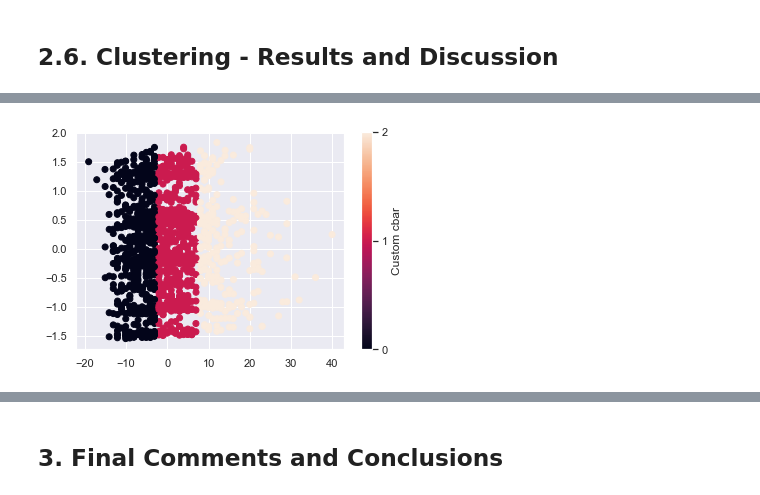
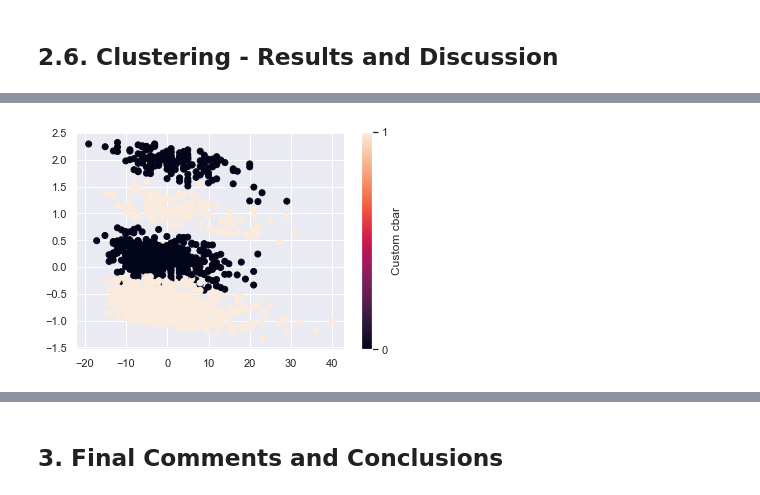
Before and after one commit to flaviacmr/Aprendizagem_Automatica, a Jupyter notebook: AA_201819_Project/AA_201819_Project/AA_201819_Project_FR2.ipynb, the cells around one changed output, grey strips where cells are left out. Cells and saved outputs as stored; diff of their text form; code cells hidden in the pictures.

```diff
--- a/AA_201819_Project/AA_201819_Project/AA_201819_Project_FR2.ipynb
+++ b/AA_201819_Project/AA_201819_Project/AA_201819_Project_FR2.ipynb
@@ -1003,5 +1140,5 @@ df_clusters_bin = pd.get_dummies(df_clusters ,prefix = col_clusters).astype(np.i
 # %%
-df_clust_f = pd.concat([df_clusters_bin,df_mh[['Age']]], axis=1)
+df_clust_f = pd.concat([df_clusters_bin2,df_mh[['Age','MH_Diagnosed_MedicalProf']]], axis=1)
 # %%
 df_clust_f.head()
 # %% [output]
@@ -1011,3 +1148,6 @@ df_clust_f.head()
 | 2 | 1 | 0 | 0 | 0 | 0 | ... |
 | 3 | 0 | 1 | 0 | 0 | 0 | ... |
 | 4 | 1 | 0 | 0 | 0 | 0 | ... |
+# %%
+X = df_clust_f[df_clust_f.columns.difference(['MH_Diagnosed_MedicalProf'])]
+Y = df_clust_f['MH_Diagnosed_MedicalProf']
@@ -1055,7 +1235,6 @@ Mas queremos um classificação binária de se tem doença ou não?
 # %%
+num_clusters = 2
 
-num_clusters = 3
-
-kmeans = KMeans(n_clusters=num_clusters, max_iter=1000).fit(df_clust_f)
+kmeans = KMeans(n_clusters=num_clusters, max_iter=1000).fit(X)
 df_clust_f["clusters"] = kmeans.labels_
 # %%
@@ -1069,0 +1257,5 @@ series.plot(kind='bar', title='Numero de Cluster', color = colors)
+# %%
+num_clusters = 2
+
+kmeans = KMeans(n_clusters=num_clusters, max_iter=1000).fit(X_bin1)
+df_clusters_bin1["clusters"] = kmeans.labels_
@@ -1070,19 +1279,19 @@ series.plot(kind='bar', title='Numero de Cluster', color = colors)
 # %%
 ################################################### Para representar clusters
 
 from sklearn.decomposition import PCA
 
 pca = PCA(n_components=2).fit(df_clust_f)
 ver_pca = pca.components_
 
 
 pca_d = pd.DataFrame(pca.transform(df_clust_f), columns=['PCA%i' % i for i in range(2)], index=df_clust_f.index)
 scat= plt.scatter(pca_d['PCA0'],pca_d['PCA1'], c =kmeans.labels_ )
-bounds = np.linspace(0,9,9+1)
+bounds = np.linspace(0,2,2+1)
 cb = plt.colorbar(scat, spacing='proportional',ticks=bounds)
 cb.set_label('Custom cbar')
 plt.show()
 
 ############################################################################
 # %% [output]
-[figure, old version]
+[figure, new version]
```
Also changed, not shown: parts of 78 cells of this notebook.
